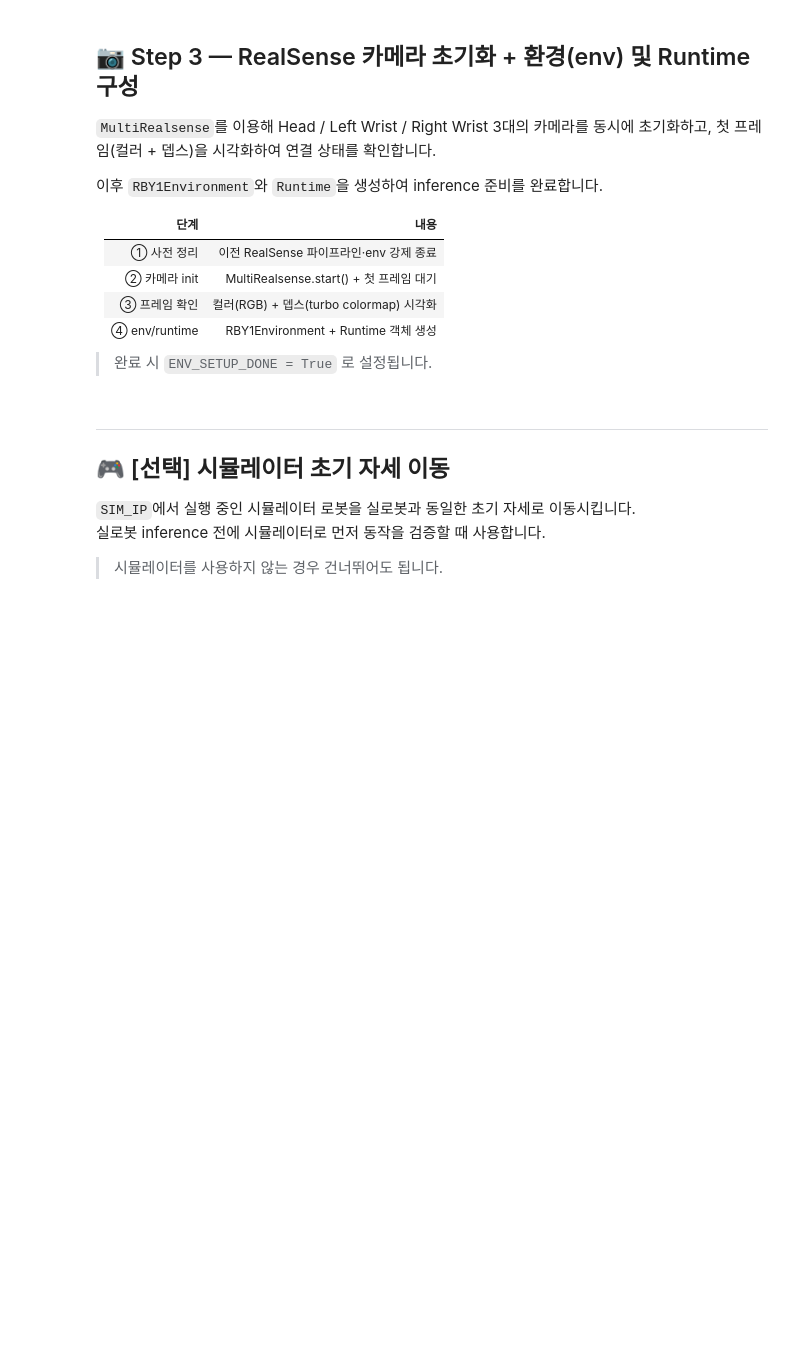
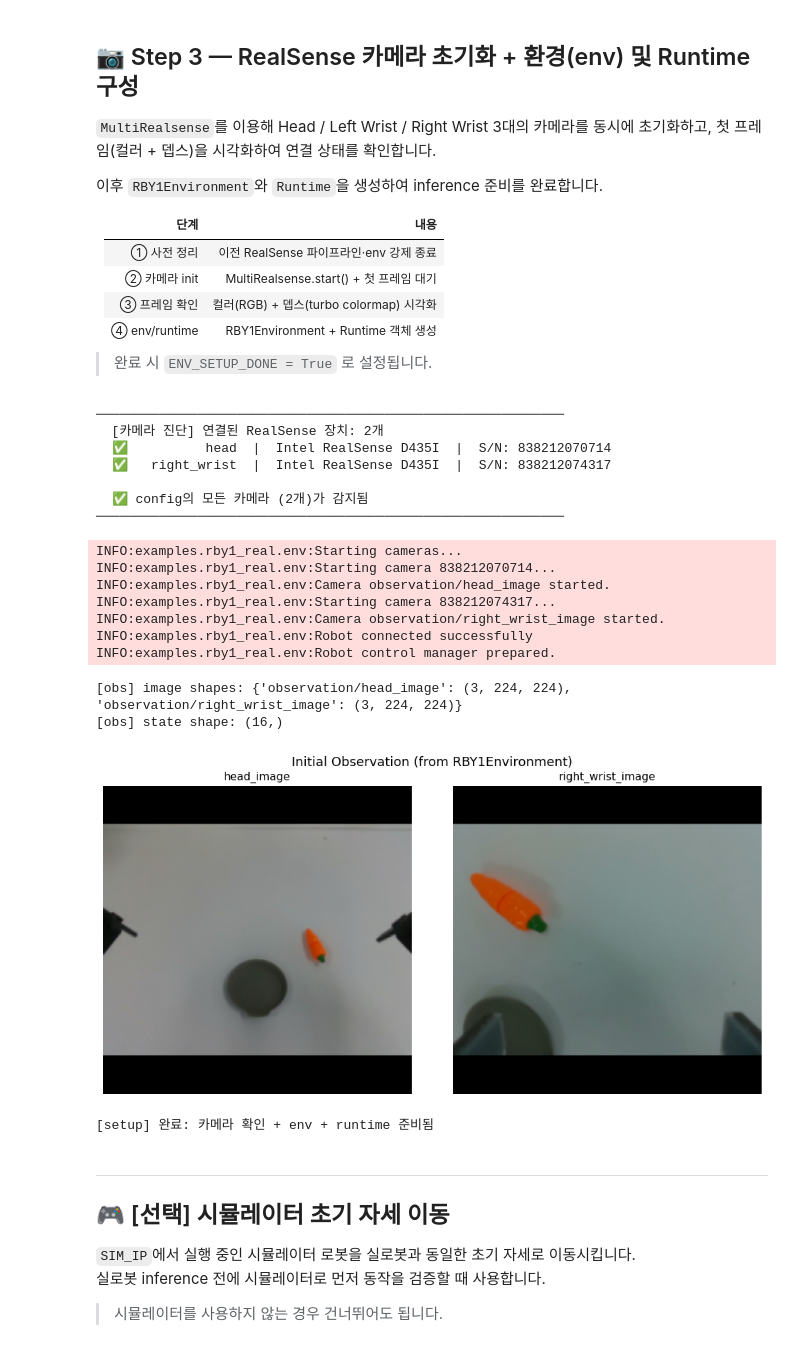
Before and after one commit to meat124/openpi, a Jupyter notebook: notebooks/rby1_real_inference.ipynb, the cells around one changed output. Drawn from its saved outputs; the diff is of its cells as text; code cells hidden in the pictures; blank space fills up the shorter version.

Commit message:
Update the RB-Y1 real-robot example, notebook and training config
Local work in progress on examples/rby1_real (config and env), the
real-robot inference notebook and the RB-Y1 training configs.

```diff
--- a/notebooks/rby1_real_inference.ipynb
+++ b/notebooks/rby1_real_inference.ipynb
@@ -67,11 +74,11 @@ ACTION_HORIZON = None  # None이면 서버 metadata(action_horizon) 사용
 ROBOT_IP = "localhost:50051"   # 실로봇  (직접 연결)
 SIM_IP   = "localhost:50052"   # 시뮬레이터 (Docker -p 50052:50052)
 
-PROMPT = "pick up the cup and place it on the plate"
+PROMPT = "Pick up the carrot and place it on the plate."
 
 # RealSense serial
-CAM_HEAD_SERIAL  = "922612070040"
-CAM_LEFT_SERIAL  = "838212070714"
+CAM_HEAD_SERIAL  = "838212070714"
+CAM_LEFT_SERIAL  = "922612070040"
 CAM_RIGHT_SERIAL = "838212074317"
 
 # 테스트 모드 — True 이면 시뮬레이터/단일 action chunk 셀이 실행됨
@@ -471,7 +516,7 @@ import pyrealsense2 as rs
 # ── (A) 경량 진단: rs.context()로 연결 장치만 확인 (파이프라인 안 엶) ──────
 CAM_SERIALS = {
     "head":        CAM_HEAD_SERIAL,
-    "left_wrist":  CAM_LEFT_SERIAL,
+    # "left_wrist":  CAM_LEFT_SERIAL,
     "right_wrist": CAM_RIGHT_SERIAL,
 }
 CAM_NAMES      = list(CAM_SERIALS.keys())
@@ -572,7 +617,7 @@ env = _env.RBY1Environment(
     camera_height=IMG_HEIGHT,
     camera_fps=30,
     cam_head_serial=CAM_HEAD_SERIAL,
-    cam_left_serial=CAM_LEFT_SERIAL,
+    cam_left_serial=None,
     cam_right_serial=CAM_RIGHT_SERIAL,
     left_action_dim=8,
     right_action_dim=8,
@@ -606,33 +651,52 @@ if _img_keys:
         if _img.ndim == 3 and _img.shape[0] in (1, 3):
             _img = np.transpose(_img, (1, 2, 0))
         _ax.imshow(_img)
         _ax.set_title(_k.replace("observation/", ""), fontsize=11)
         _ax.axis("off")
     _fig.suptitle("Initial Observation (from RBY1Environment)", fontsize=13)
     plt.tight_layout()
     plt.show()
 
 # ── (E) runtime 준비 ──────────────────────────────────────────────────────
 action_subscriber = ActionPrintSubscriber(every_n_steps=1, print_values=False)
 
 runtime = _runtime.Runtime(
     environment=env,
     agent=_policy_agent.PolicyAgent(
         policy=action_chunk_broker.ActionChunkBroker(
             policy=ws_client_policy,
             action_horizon=action_horizon,
         )
     ),
     subscribers=[action_subscriber],
     max_hz=MAX_HZ,
     num_episodes=NUM_EPISODES,
     max_episode_steps=MAX_EPISODE_STEPS,
 )
 
 ENV_SETUP_DONE = True
 RUNTIME_RUNNING = False
 runtime_thread = None
 print("[setup] 완료: 카메라 확인 + env + runtime 준비됨")
+# %% [output]
+────────────────────────────────────────────────────────────
+  [카메라 진단] 연결된 RealSense 장치: 2개
+  ✅          head  |  Intel RealSense D435I  |  S/N: 838212070714
+  ✅   right_wrist  |  Intel RealSense D435I  |  S/N: 838212074317
+
+  ✅ config의 모든 카메라 (2개)가 감지됨
+────────────────────────────────────────────────────────────
+INFO:examples.rby1_real.env:Starting cameras...
+INFO:examples.rby1_real.env:Starting camera 838212070714...
+INFO:examples.rby1_real.env:Camera observation/head_image started.
+INFO:examples.rby1_real.env:Starting camera 838212074317...
+INFO:examples.rby1_real.env:Camera observation/right_wrist_image started.
+INFO:examples.rby1_real.env:Robot connected successfully
+INFO:examples.rby1_real.env:Robot control manager prepared.
+[obs] image shapes: {'observation/head_image': (3, 224, 224), 'observation/right_wrist_image': (3, 224, 224)}
+[obs] state shape: (16,)
+[figure, added]
+[setup] 완료: 카메라 확인 + env + runtime 준비됨
 # %% [markdown]
 ---
 ## 🎮 [선택] 시뮬레이터 초기 자세 이동
```
Also changed, not shown: parts of 10 cells of this notebook, 3 other files.
